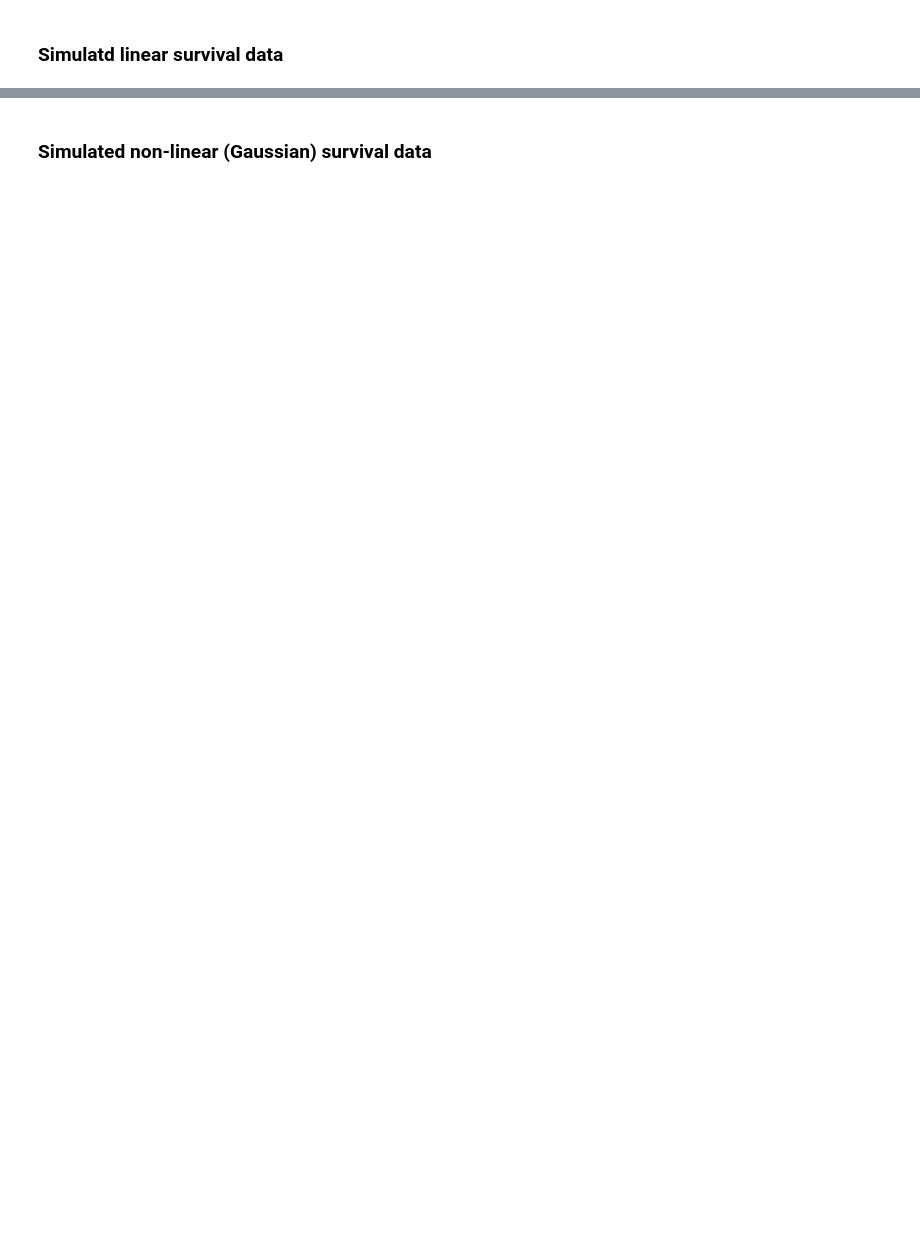
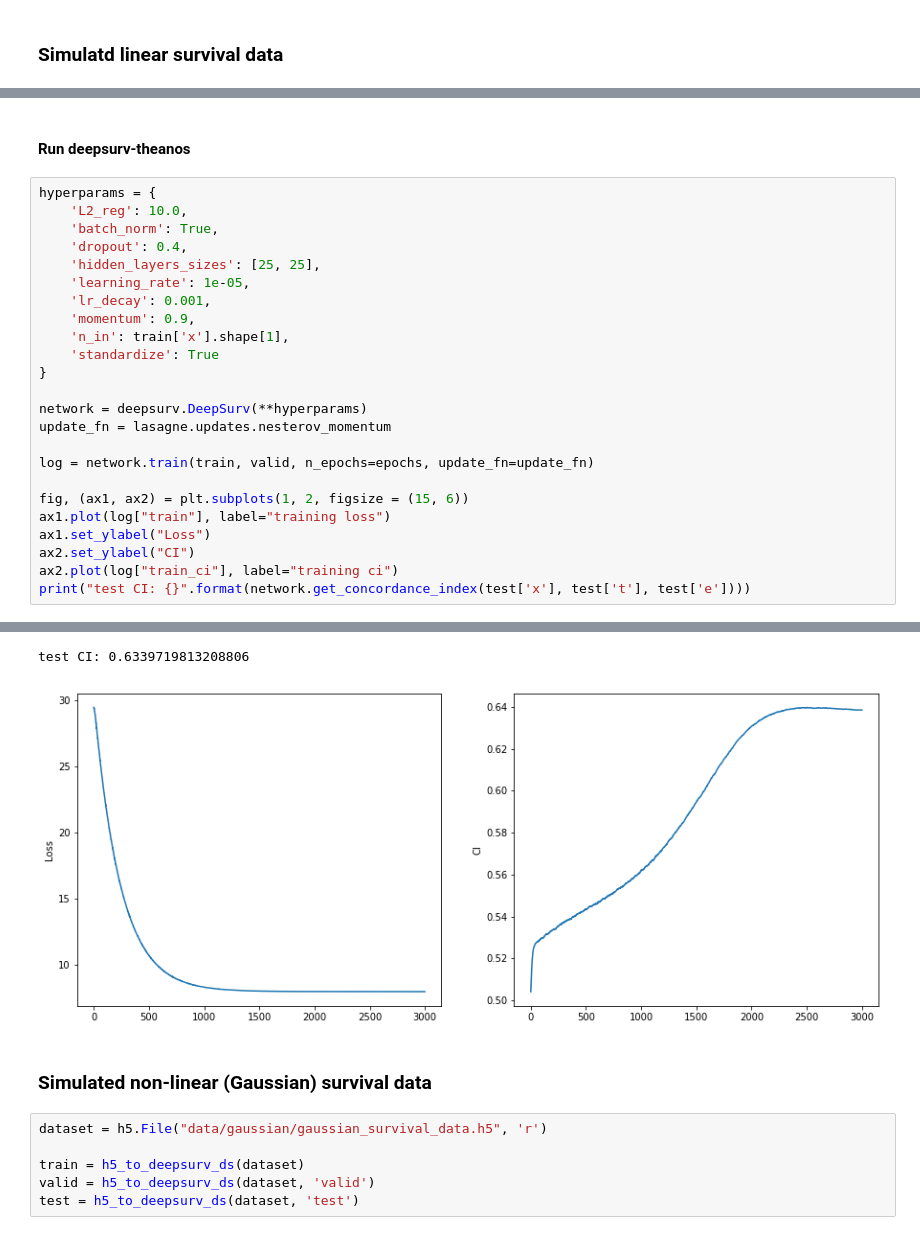
Before and after one commit to hiro-yoshida/DeepSurv-TF-Mod, a Jupyter notebook: DeepSurv-TF Demo-2.ipynb, the cells around one changed output, grey strips where cells are left out. Cells and saved outputs as stored; diff of their text form; blank space fills up the shorter version.

Commit message:
Add and modify the code for DeepSurv-theano implementation.

```diff
--- a/DeepSurv-TF Demo-2.ipynb
+++ b/DeepSurv-TF Demo-2.ipynb
@@ -91,0 +85,27 @@ test CI: 0.7631140760507005
+# %% [markdown]
+#### Run deepsurv-theanos
+# %%
+hyperparams = {
+    'L2_reg': 10.0,
+    'batch_norm': True,
+    'dropout': 0.4,
+    'hidden_layers_sizes': [25, 25],
+    'learning_rate': 1e-05,
+    'lr_decay': 0.001,
+    'momentum': 0.9,
+    'n_in': train['x'].shape[1],
+    'standardize': True
+}
+
+network = deepsurv.DeepSurv(**hyperparams)
+update_fn = lasagne.updates.nesterov_momentum
+
+log = network.train(train, valid, n_epochs=epochs, update_fn=update_fn)
+
+fig, (ax1, ax2) = plt.subplots(1, 2, figsize = (15, 6))
+ax1.plot(log["train"], label="training loss")
+ax1.set_ylabel("Loss")
+ax2.set_ylabel("CI")
+ax2.plot(log["train_ci"], label="training ci")
+print("test CI: {}".format(network.get_concordance_index(test['x'], test['t'], test['e'])))
+# %% [output]
@@ -92,3 +113,11 @@ test CI: 0.7631140760507005
+test CI: 0.6339719813208806
+[figure, added]
 # %% [markdown]
 ### Simulated non-linear (Gaussian) survival data
+# %%
+dataset = h5.File("data/gaussian/gaussian_survival_data.h5", 'r')
+
+train = h5_to_deepsurv_ds(dataset)
+valid = h5_to_deepsurv_ds(dataset, 'valid')
+test = h5_to_deepsurv_ds(dataset, 'test')
 # %%
```
Also changed, not shown: parts of 10 cells of this notebook, 2 other files.
